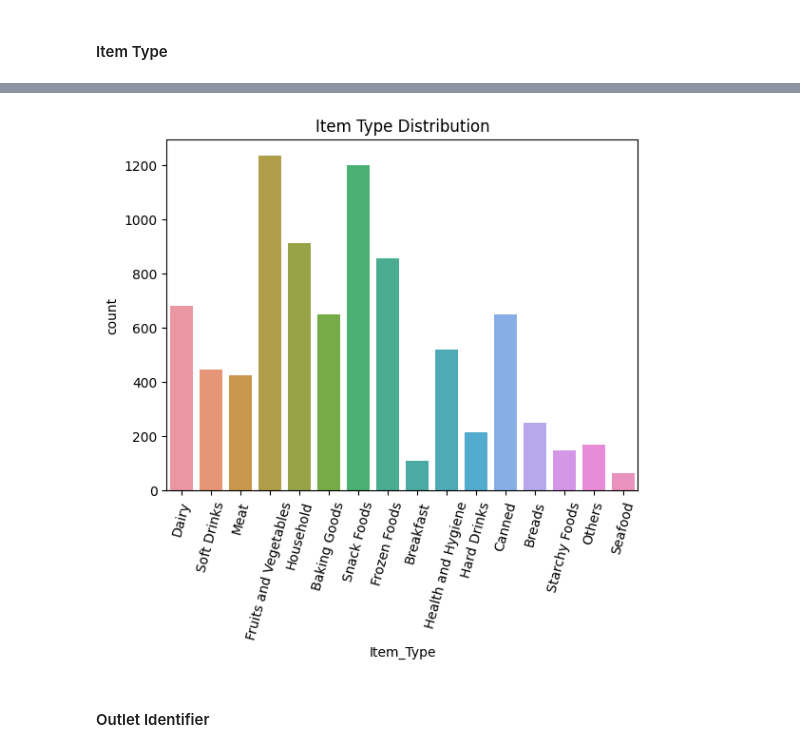
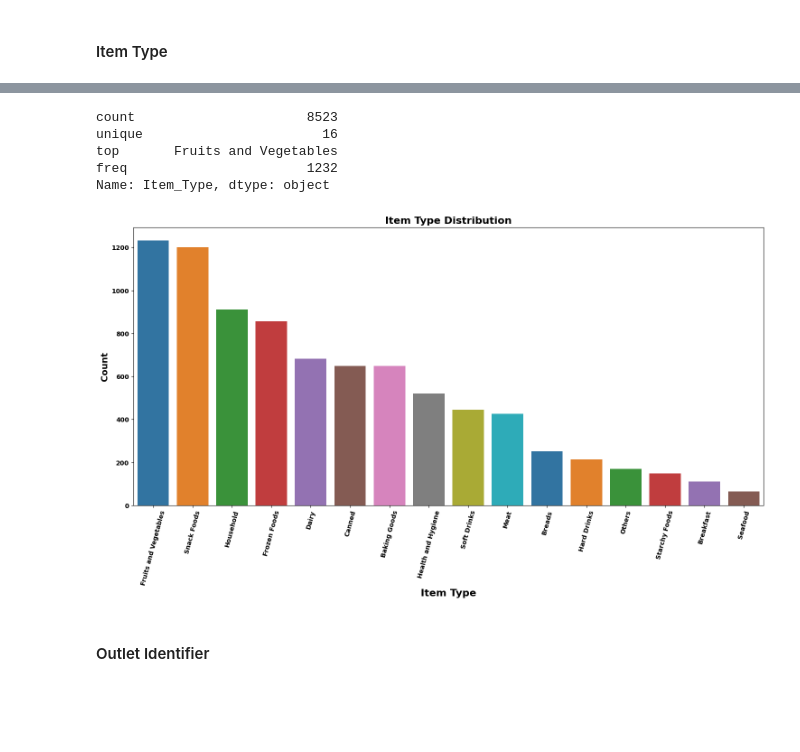
Before and after one commit to evany24/Predictions-of-Product-Sales, a Jupyter notebook: Prediction_of_Product_Sales.ipynb, the cells around one changed output, grey strips where cells are left out. Drawn from its saved outputs; the diff is of its cells as text; code cells hidden in the pictures; blank space fills up the shorter version.

```diff
--- a/Prediction_of_Product_Sales.ipynb
+++ b/Prediction_of_Product_Sales.ipynb
@@ -425,11 +502,31 @@ ax.set_title('Item Type Distribution');
+# %%
+# descriptive statistics for Item Type
+df['Item_Type'].describe()
+# %% [output]
+count                      8523
+unique                       16
+top       Fruits and Vegetables
+freq                       1232
+Name: Item_Type, dtype: object
 # %%
-# Define a MatplotLib ax object using seaborn.countplot()
-ax = sns.countplot(data=df, x='Item_Type')
-#rotate the x-axis labels so they do not overlap
-plt.xticks(rotation=75)
+# label order
+label_order = df['Item_Type'].value_counts().index
+plt.figure(figsize= (18, 8))
+colors = sns.color_palette("tab10")
+# make MatplotLib ax object using seaborn.countplot
+ax = sns.countplot(data=df,
+                   x='Item_Type',
+                   order = label_order,
+                   palette = colors)
+# rotate labels
+plt.xticks(fontsize=10, weight='bold', rotation = 75)
+plt.yticks(fontsize=10, weight='bold')
+# set x and y labels
+ax.set_ylabel('Count', fontsize=14, weight='bold')
+ax.set_xlabel('Item Type', fontsize=16, weight='bold')
 ## Set the Title
-ax.set_title('Item Type Distribution');
+ax.set_title('Item Type Distribution', fontsize=16, weight='bold');
 # %% [output]
-[figure, old version]
+[figure, new version]
 # %% [markdown]
 #### Outlet Identifier
```
Also changed, not shown: parts of 51 cells of this notebook.
